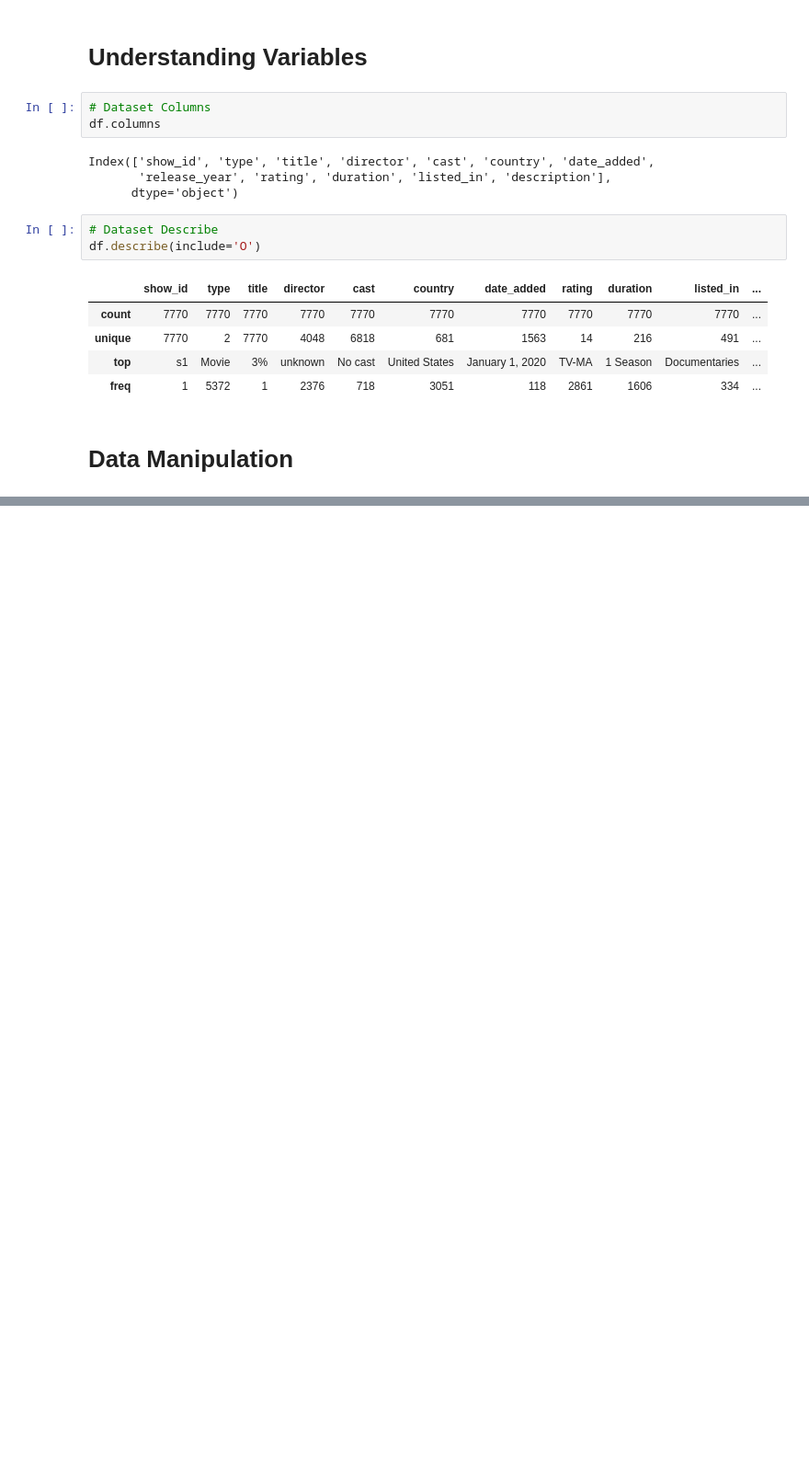
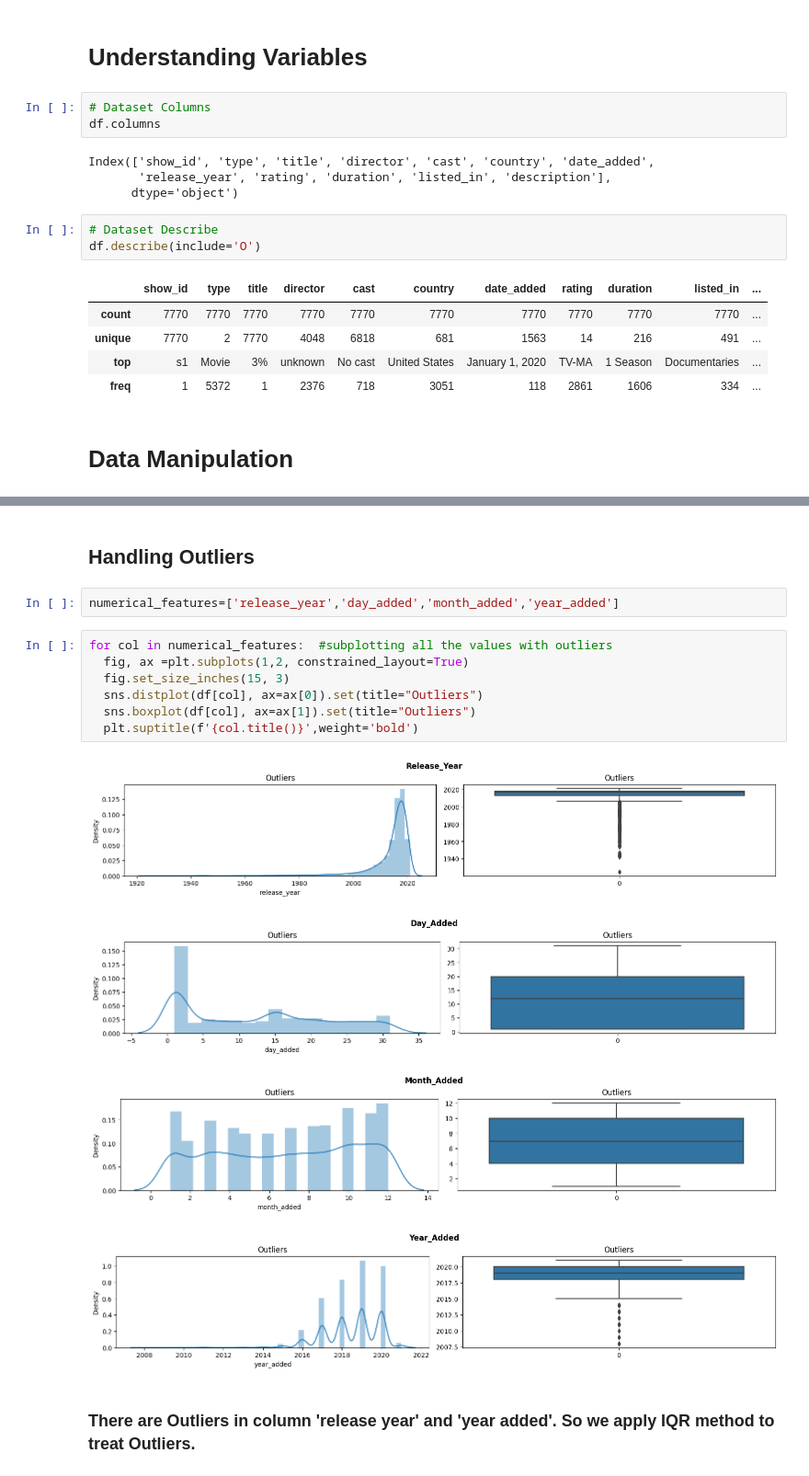
Before and after one commit to tusharraskar/NETFLIX-MOVIES-AND-TV-SHOWS-CLUSTERING, a Jupyter notebook: NETFLIX MOVIES AND TV SHOWS CLUSTERING.ipynb, the cells around one changed output, grey strips where cells are left out. Shown at 92% size. Cells and saved outputs as stored; diff of their text form; blank space fills up the shorter version.

```diff
--- a/NETFLIX MOVIES AND TV SHOWS CLUSTERING.ipynb
+++ b/NETFLIX MOVIES AND TV SHOWS CLUSTERING.ipynb
@@ -269,3 +269,21 @@ df.head()
 | 2 | s3 | Movie | 23:59 | Gilbert Chan | Tedd Chan, Stella Chung, Henley H... | Singapore | 2018-12-20 | 2011 | R | 78 min | ... |
 | 3 | s4 | Movie | 9 | Shane Acker | Elijah Wood, John C. Reilly, Jenn... | United States | 2017-11-16 | 2009 | PG-13 | 80 min | ... |
 | 4 | s5 | Movie | 21 | Robert Luketic | Jim Sturgess, Kevin Spacey, Kate ... | United States | 2020-01-01 | 2008 | PG-13 | 123 min | ... |
+# %% [markdown]
+## Handling Outliers
+# %%
+numerical_features=['release_year','day_added','month_added','year_added']
+# %%
+for col in numerical_features:  #subplotting all the values with outliers
+  fig, ax =plt.subplots(1,2, constrained_layout=True)
+  fig.set_size_inches(15, 3)
+  sns.distplot(df[col], ax=ax[0]).set(title="Outliers")
+  sns.boxplot(df[col], ax=ax[1]).set(title="Outliers")
+  plt.suptitle(f'{col.title()}',weight='bold')
+# %% [output]
+[figure, added]
+[figure, added]
+[figure, added]
+[figure, added]
+# %% [markdown]
+### There are Outliers in column 'release year' and 'year added'. So we apply IQR method to treat Outliers.
```
Also changed, not shown: parts of 12 cells of this notebook.
